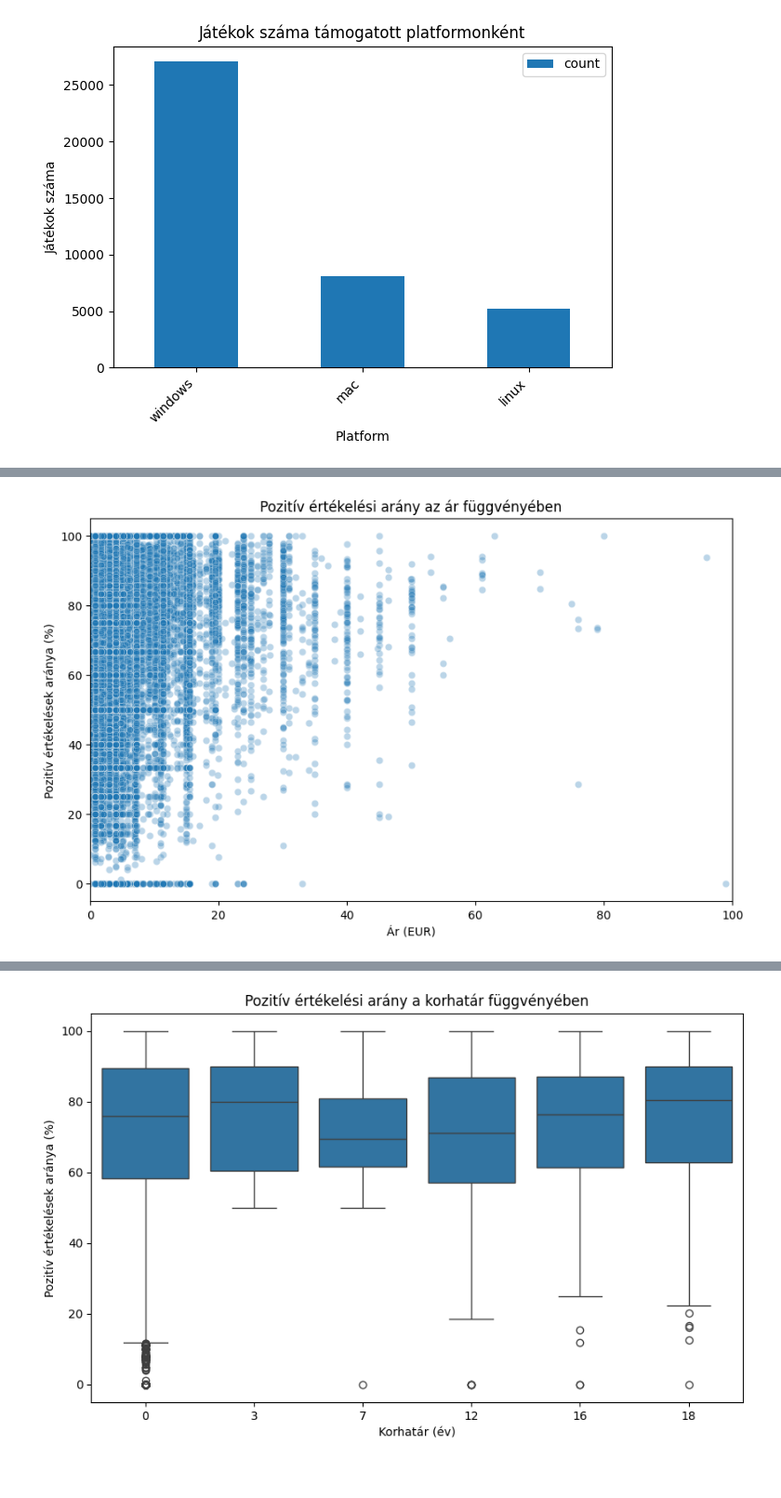
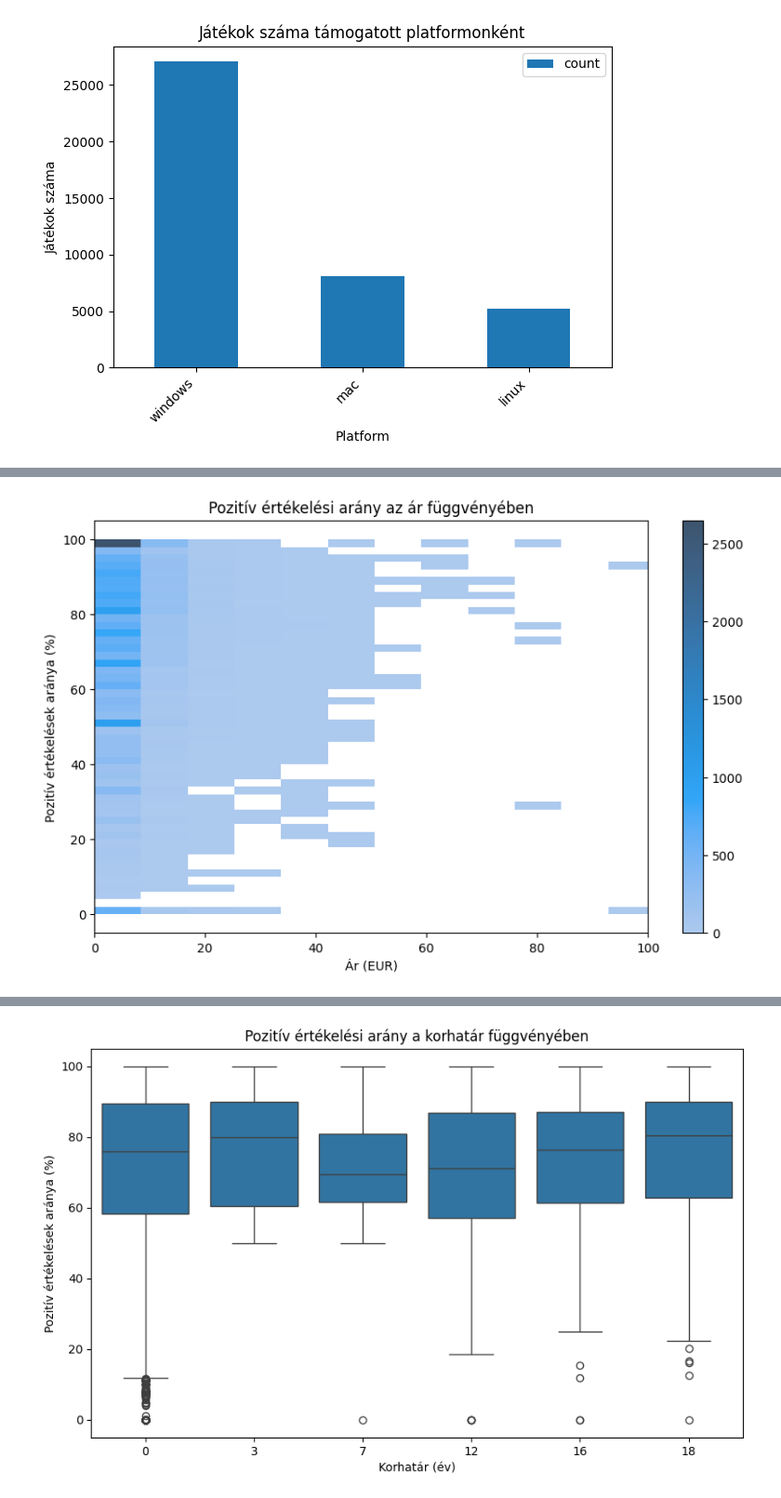
Before and after one commit to Ddavid111/videogame-data-analysis, a Jupyter notebook: notebooks/A.ipynb, the cells around one changed output, grey strips where cells are left out. Shown at 93% size. Saved outputs shown, nothing was run; the diff lists cells and outputs as text; code cells hidden in the pictures; blank space fills up the shorter version.

```diff
--- a/notebooks/A.ipynb
+++ b/notebooks/A.ipynb
@@ -132,14 +177,18 @@ plt.show()
 # %%
-df['rating_ratio'] = df['positive_ratings'] / (df['positive_ratings'] + df['negative_ratings'] + 1e-9)
-
-df['rating_percent'] = df['rating_ratio'] * 100
+df['rating_percent'] = df['positive_ratings'] / (df['positive_ratings'] + df['negative_ratings']) * 100
 
 plt.figure(figsize=(10,6))
-sns.scatterplot(data=df, x='price', y='rating_percent', alpha=0.3)
+sns.histplot(
+    data=df,
+    x='price',
+    y='rating_percent',
+    bins=(50, 50),
+    cbar=True
+)
 plt.xlim(0, 100)
 plt.title("Pozitív értékelési arány az ár függvényében")
 plt.xlabel("Ár (EUR)")
 plt.ylabel("Pozitív értékelések aránya (%)")
 plt.show()
 # %% [output]
-[figure, old version]
+[figure, new version]
```
Also changed, not shown: parts of 23 cells of this notebook, 4 other files.
